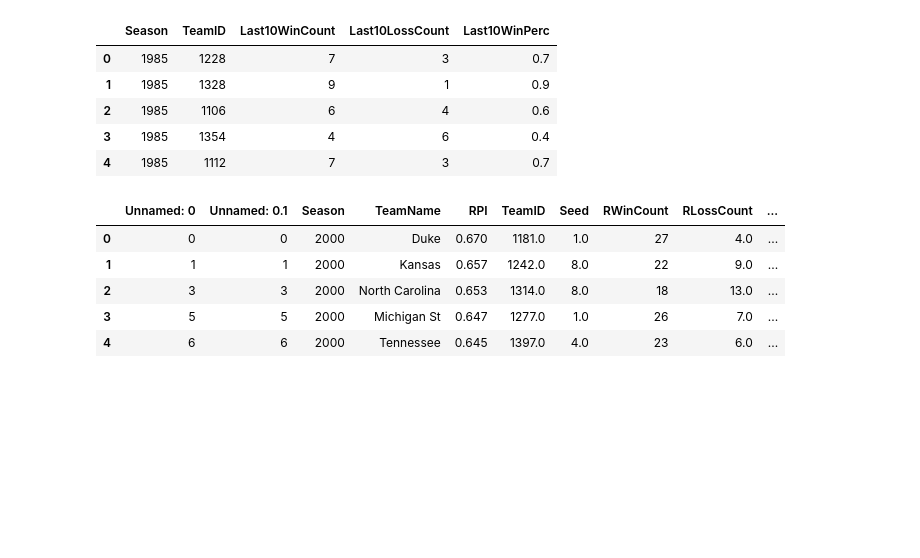
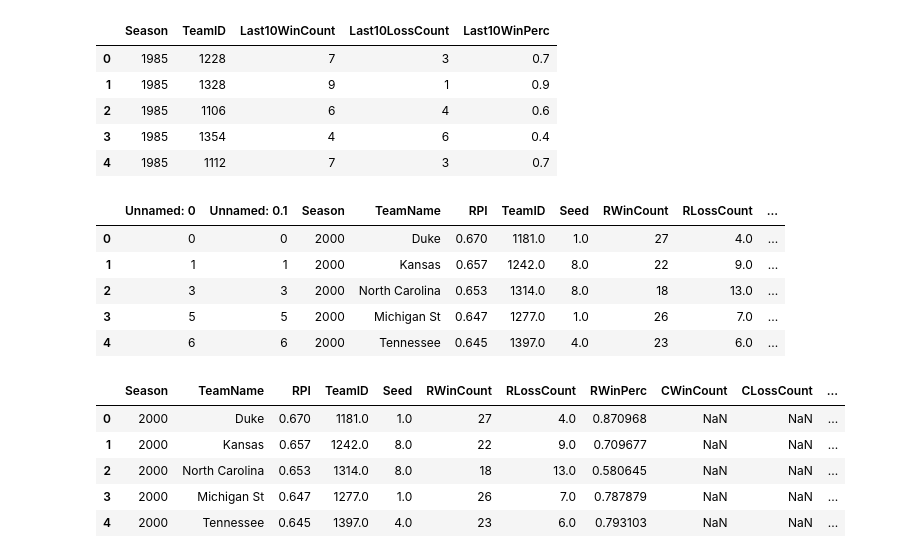
Before and after one commit to kgnadinger/ncaa_tournament_ml_model, a Jupyter notebook: tournament_model.ipynb, the cells around one changed output. Cells and saved outputs as stored; diff of their text form; code cells hidden in the pictures; blank space fills up the shorter version.

```diff
--- a/tournament_model.ipynb
+++ b/tournament_model.ipynb
@@ -289,3 +289,13 @@ df_team_master.head()
 | 2 | 3 | 3 | 2000 | North Carolina | 0.653 | 1314.0 | 8.0 | 18 | 13.0 | ... |
 | 3 | 5 | 5 | 2000 | Michigan St | 0.647 | 1277.0 | 1.0 | 26 | 7.0 | ... |
 | 4 | 6 | 6 | 2000 | Tennessee | 0.645 | 1397.0 | 4.0 | 23 | 6.0 | ... |
+# %%
+df_team_master.drop(labels=['Unnamed: 0', 'Unnamed: 0.1'], inplace=True, axis=1)
+df_team_master.head()
+# %% [output]
+|  | Season | TeamName | RPI | TeamID | Seed | RWinCount | RLossCount | RWinPerc | CWinCount | CLossCount | ... |
+| 0 | 2000 | Duke | 0.670 | 1181.0 | 1.0 | 27 | 4.0 | 0.870968 | NaN | NaN | ... |
+| 1 | 2000 | Kansas | 0.657 | 1242.0 | 8.0 | 22 | 9.0 | 0.709677 | NaN | NaN | ... |
+| 2 | 2000 | North Carolina | 0.653 | 1314.0 | 8.0 | 18 | 13.0 | 0.580645 | NaN | NaN | ... |
+| 3 | 2000 | Michigan St | 0.647 | 1277.0 | 1.0 | 26 | 7.0 | 0.787879 | NaN | NaN | ... |
+| 4 | 2000 | Tennessee | 0.645 | 1397.0 | 4.0 | 23 | 6.0 | 0.793103 | NaN | NaN | ... |
```
Also changed, not shown: parts of 18 cells of this notebook.
